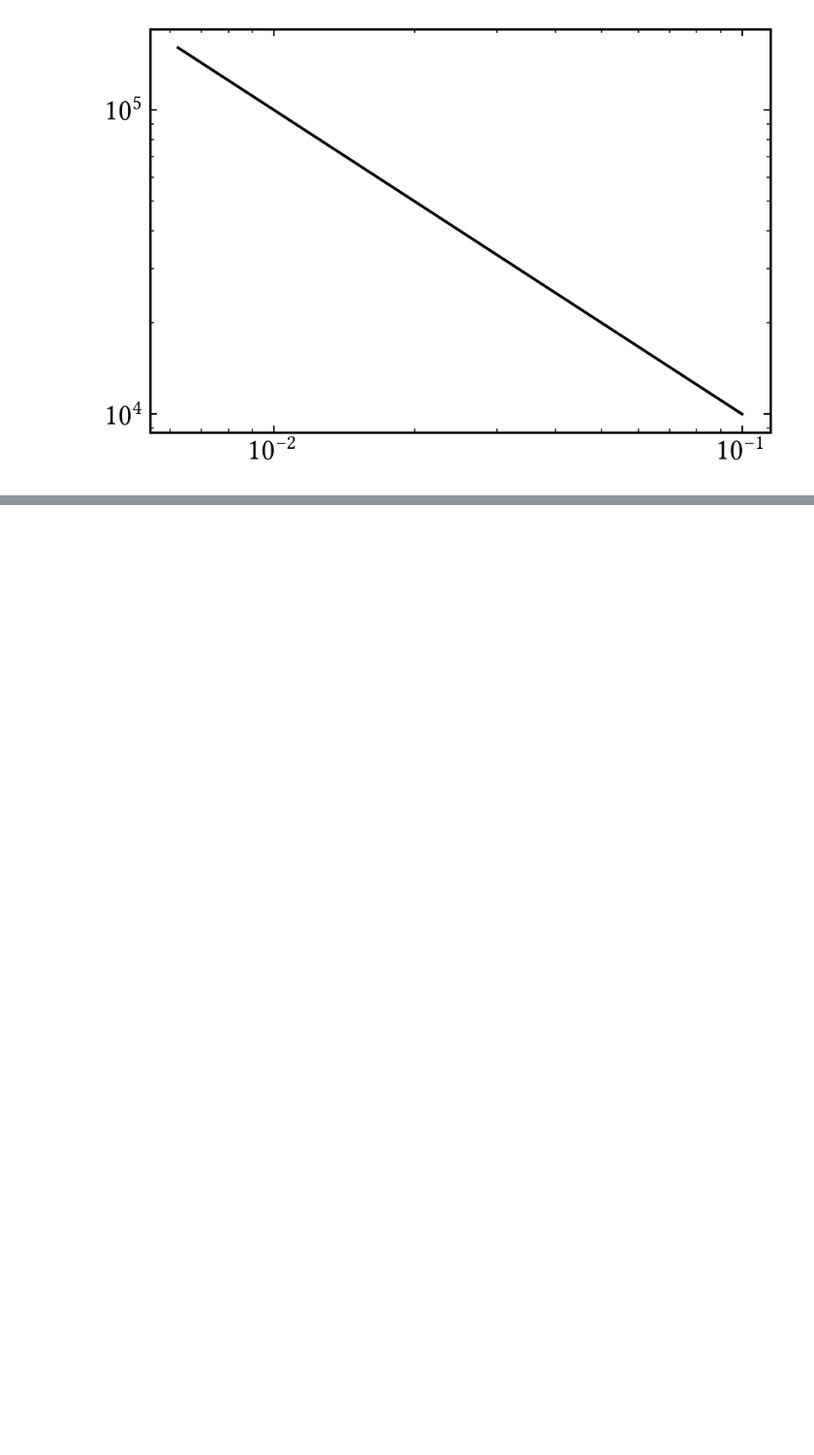
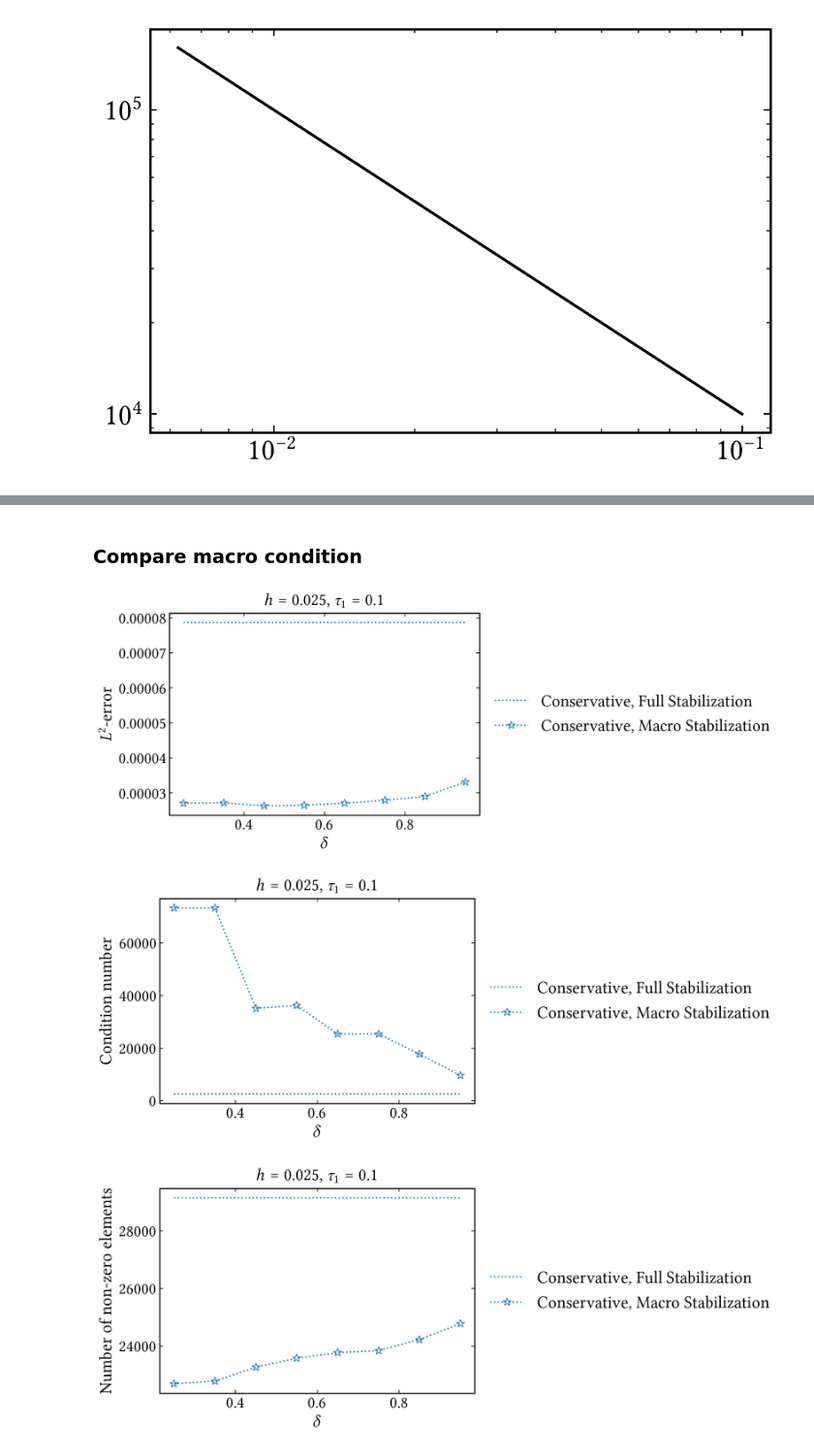
Before and after one commit to CutFEM/CutFEM-Library, a Jupyter notebook: notebook/convection_diffusion/macro_algoim.ipynb, the cells around one changed output, grey strips where cells are left out. Shown at 97% size. Drawn from its saved outputs; the diff is of its cells as text; code cells hidden in the pictures; blank space fills up the shorter version.

```diff
--- a/notebook/convection_diffusion/macro_algoim.ipynb
+++ b/notebook/convection_diffusion/macro_algoim.ipynb
@@ -553,0 +609,74 @@ ValueError: x and y must have same first dimension, but have shapes (5,) and (4,
+# %% [markdown]
+### Compare macro condition
+# %%
+# Variant without 2*
+error_classical_macro_v2_045 = [0.0004430301060519964, 0.0001053572933217157, 2.586062280712555e-05]
+cond_classical_macro_v2_045 = [4.718446e+03,2.721822e+04,3.725454e+04]
+
+# Variant with 2*
+error_classical_macro_v1_045 = [0.0004914321430422929, 0.0001270137845406155, 2.926455407386133e-05]
+cond_classical_macro_v1_045 = [4.566908e+03,6.405223e+03,1.090971e+04]
+
+error_classical_macro_v2_055 = [0.0004506161934467038, 0.0001101307232444534, 2.600501227906741e-05]
+cond_classical_macro_v2_055 = [4.718446e+03,5.973772e+03,3.839314e+04]
+
+error_classical_macro_v2_065 = [0.0004506161934467038, 0.0001150471253189149, 2.678269203934903e-05]
+cond_classical_macro_v2_065 = [4.718446e+03,5.957027e+03,2.431718e+04]
+
+# h = 0.025
+error_classical_macro = [2.586062280712555e-05, 2.600501227906741e-05, 2.678269203934903e-05, 2.764138030193021e-05]
+cond_classical_macro = [3.725454e+04, 3.839314e+04, 2.431718e+04, 2.431718e+04]
+
+
+error_conservative_macro = [2.707926163413911e-05, 2.714069073834678e-05, 2.630960547050216e-05, 2.647799894694435e-05, 2.7063728189197e-05, 2.792032778233736e-05, 2.899234688849826e-05, 3.313773344428664e-05]
+cond_conservative_macro = [7.336477e+04, 7.3365e+04, 3.518304e+04, 3.625720e+04, 2.544229e+04, 2.544229e+04, 1.771762e+04, 9.642823e+03]
+nnz_conservative_macro = [22692, 22788, 23268, 23580, 23772, 23844, 24228, 24780]
+
+error_conservative_fullstab = 7.869672315869515e-05*np.ones(np.size(error_conservative_macro))
+cond_conservative_fullstab = 2.590093e+03*np.ones(np.size(error_conservative_macro))
+nnz_conservative_fullstab = 29148*np.ones(np.size(error_conservative_macro))
+
+h = [0.1, 0.05, 0.025]
+delta = [0.25, 0.35, 0.45, 0.55, 0.65, 0.75, 0.85, 0.95]
+
+plt.show()
+
+fig4, ax4 = plt.subplots()
+ax4.plot(delta, error_conservative_fullstab, linestyle=":", color="C0", label=r"Conservative, Full Stabilization")
+ax4.plot(delta, error_conservative_macro,  marker='*', markersize=9, linestyle=":", markeredgewidth=0.8, markerfacecolor="None", color="C0", label=r"Conservative, Macro Stabilization")
+
+
+#ax4.loglog(c, error_classical_fullstab,  marker='o', markersize=9, linestyle=(0, (5,7)), markeredgewidth=0.8, markerfacecolor="None", color="C0", label=r"Non-conservative, Full Stabilization")
+#ax4.loglog(c, error_classical_macro,  marker='*', markersize=9, linestyle=(0, (5,7)), markeredgewidth=0.8, markerfacecolor="None", color="C0", label=r"Non-conservative, Macro Stabilization")
+ax4.legend(prop={'size': 18},loc='center left', bbox_to_anchor=(1.0, 0.5), ncol=1, frameon=False)
+ax4.set_xlabel(r"$\delta$ ", fontsize=18)
+ax4.tick_params(axis='both', which='major', labelsize=17)
+ax4.set_title(r"$h=0.025$, $\tau_1 = 0.1$", fontsize=18)
+ax4.set_ylabel(r"$L^2$-error", fontsize=18)
+plt.show()
+
+fig4, ax4 = plt.subplots()
+ax4.plot(delta, cond_conservative_fullstab, linestyle=":", color="C0", label=r"Conservative, Full Stabilization")
+ax4.plot(delta, cond_conservative_macro,  marker='*', markersize=9, linestyle=":", markeredgewidth=0.8, markerfacecolor="None", color="C0", label=r"Conservative, Macro Stabilization")
+ax4.legend(prop={'size': 18},loc='center left', bbox_to_anchor=(1.0, 0.5), ncol=1, frameon=False)
+ax4.set_xlabel(r"$\delta$ ", fontsize=18)
+ax4.tick_params(axis='both', which='major', labelsize=17)
+#ax4.set_ylabel(r"$\kappa(A)$", fontsize=18)
+ax4.set_ylabel("Condition number", fontsize=18)
+ax4.set_title(r"$h=0.025$, $\tau_1 = 0.1$", fontsize=18)
+plt.show()
+
+fig4, ax4 = plt.subplots()
+ax4.plot(delta, nnz_conservative_fullstab, linestyle=":", color="C0", label=r"Conservative, Full Stabilization")
+ax4.plot(delta, nnz_conservative_macro,  marker='*', markersize=9, linestyle=":", markeredgewidth=0.8, markerfacecolor="None", color="C0", label=r"Conservative, Macro Stabilization")
+ax4.legend(prop={'size': 18},loc='center left', bbox_to_anchor=(1.0, 0.5), ncol=1, frameon=False)
+ax4.set_xlabel(r"$\delta$ ", fontsize=18)
+ax4.tick_params(axis='both', which='major', labelsize=17)
+#ax4.set_ylabel(r"$\kappa(A)$", fontsize=18)
+ax4.set_ylabel("Number of non-zero elements", fontsize=18)
+ax4.set_title(r"$h=0.025$, $\tau_1 = 0.1$", fontsize=18)
+plt.show()
+# %% [output]
+[figure, added]
+[figure, added]
+[figure, added]
```
Also changed, not shown: parts of 6 cells of this notebook, 3 other files.
